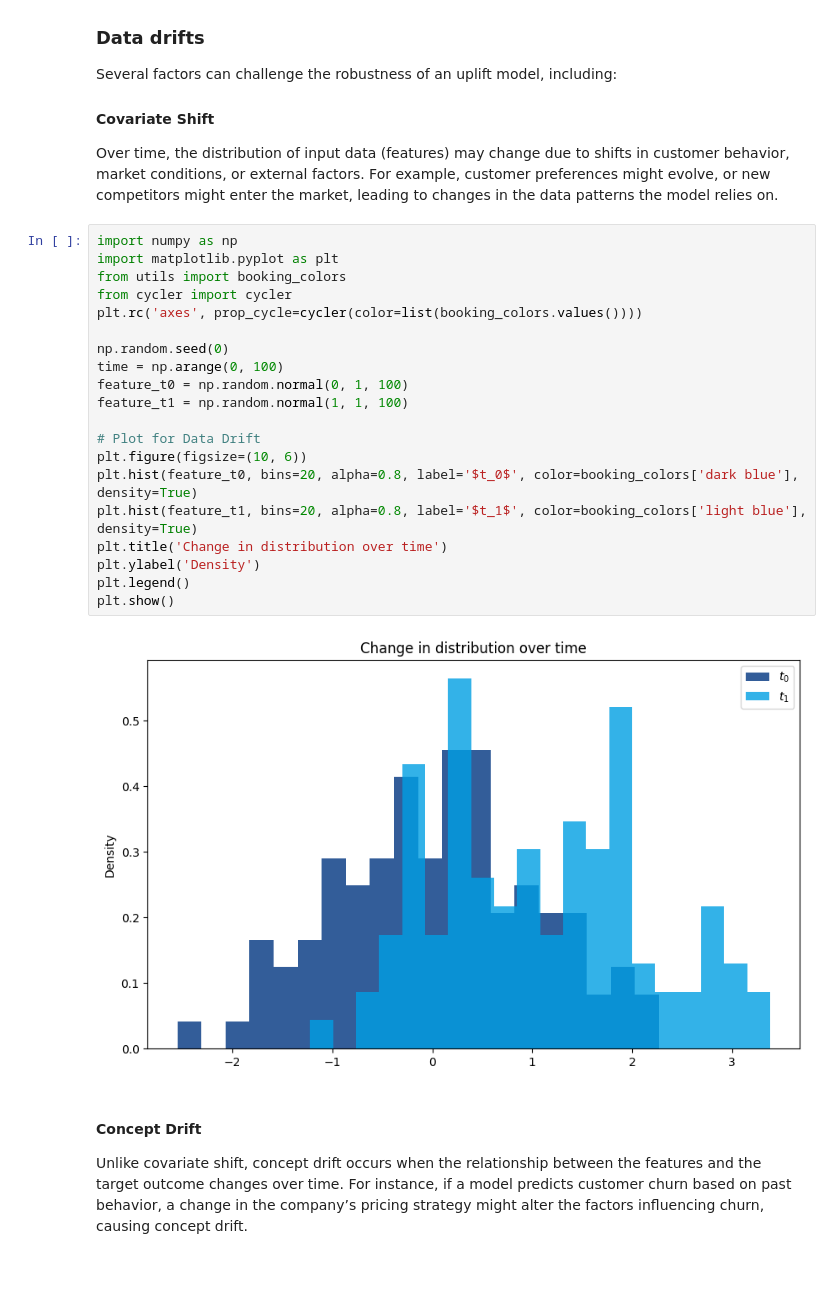
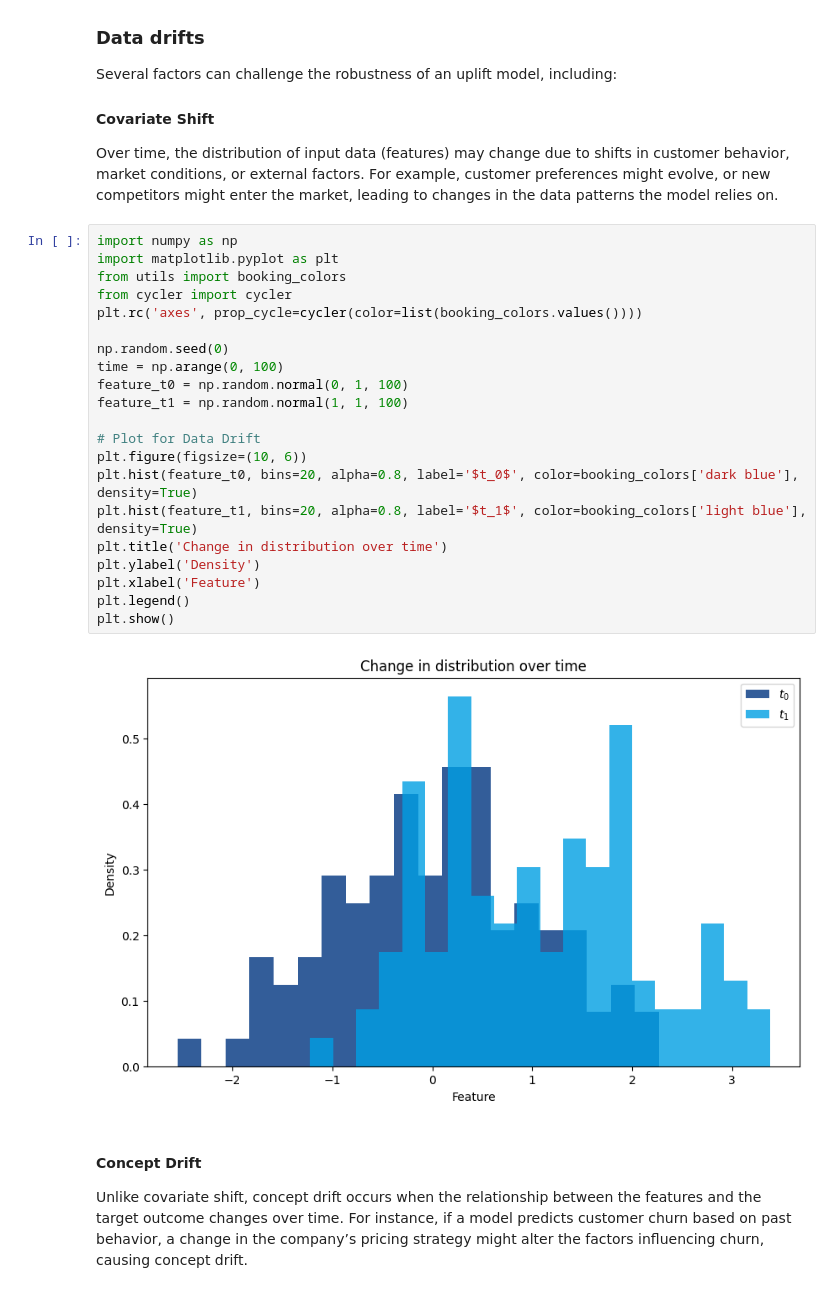
Before and after one commit to bookingcom/uplift-modeling-for-marketing-personalization-tutorial, a Jupyter notebook: _sources/notebooks/5.challenges_in_production.ipynb, the cells around one changed output. Saved outputs shown, nothing was run; the diff lists cells and outputs as text.

```diff
--- a/_sources/notebooks/5.challenges_in_production.ipynb
+++ b/_sources/notebooks/5.challenges_in_production.ipynb
@@ -29,25 +29,26 @@ Over time, the distribution of input data (features) may change due to shifts in
 # %%
 import numpy as np
 import matplotlib.pyplot as plt
 from utils import booking_colors
 from cycler import cycler
 plt.rc('axes', prop_cycle=cycler(color=list(booking_colors.values())))
 
 np.random.seed(0)
 time = np.arange(0, 100)
 feature_t0 = np.random.normal(0, 1, 100)
 feature_t1 = np.random.normal(1, 1, 100)
 
 # Plot for Data Drift
 plt.figure(figsize=(10, 6))
 plt.hist(feature_t0, bins=20, alpha=0.8, label='$t_0$', color=booking_colors['dark blue'], density=True)
 plt.hist(feature_t1, bins=20, alpha=0.8, label='$t_1$', color=booking_colors['light blue'], density=True)
 plt.title('Change in distribution over time')
 plt.ylabel('Density')
+plt.xlabel('Feature')
 plt.legend()
 plt.show()
 # %% [output]
-[figure, old version]
+[figure, new version]
 # %% [markdown]
 #### Concept Drift
 
```
Also changed, not shown: 10 other files.
